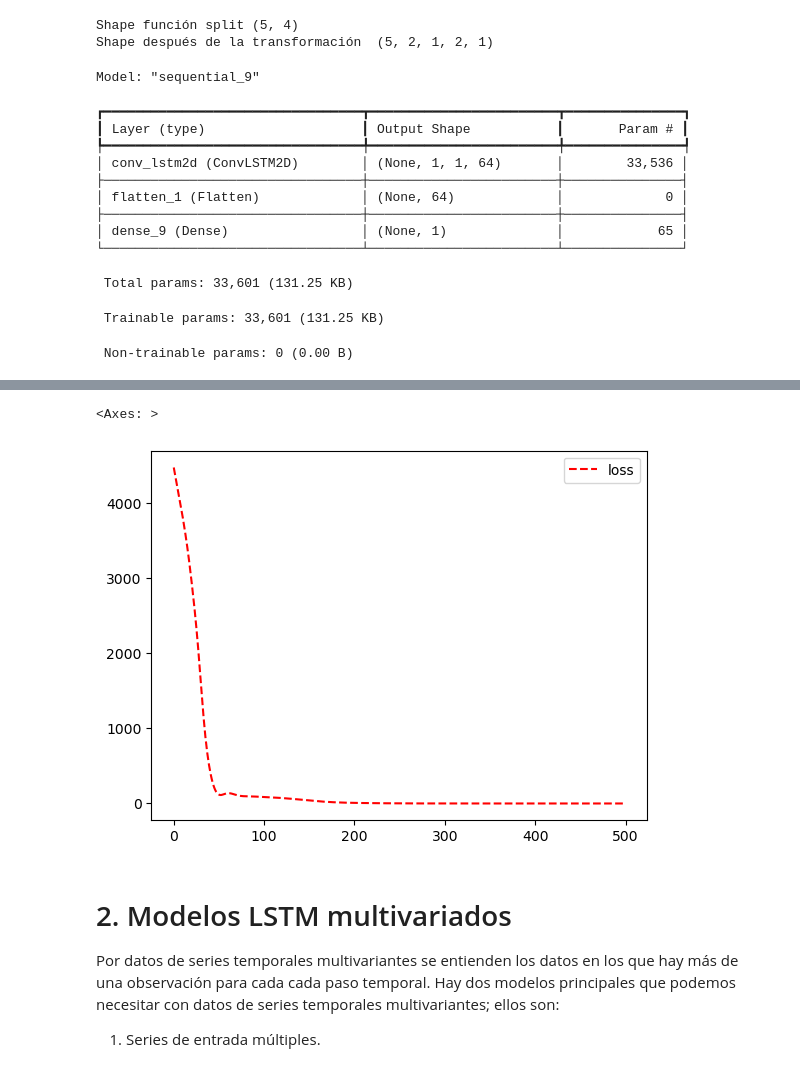
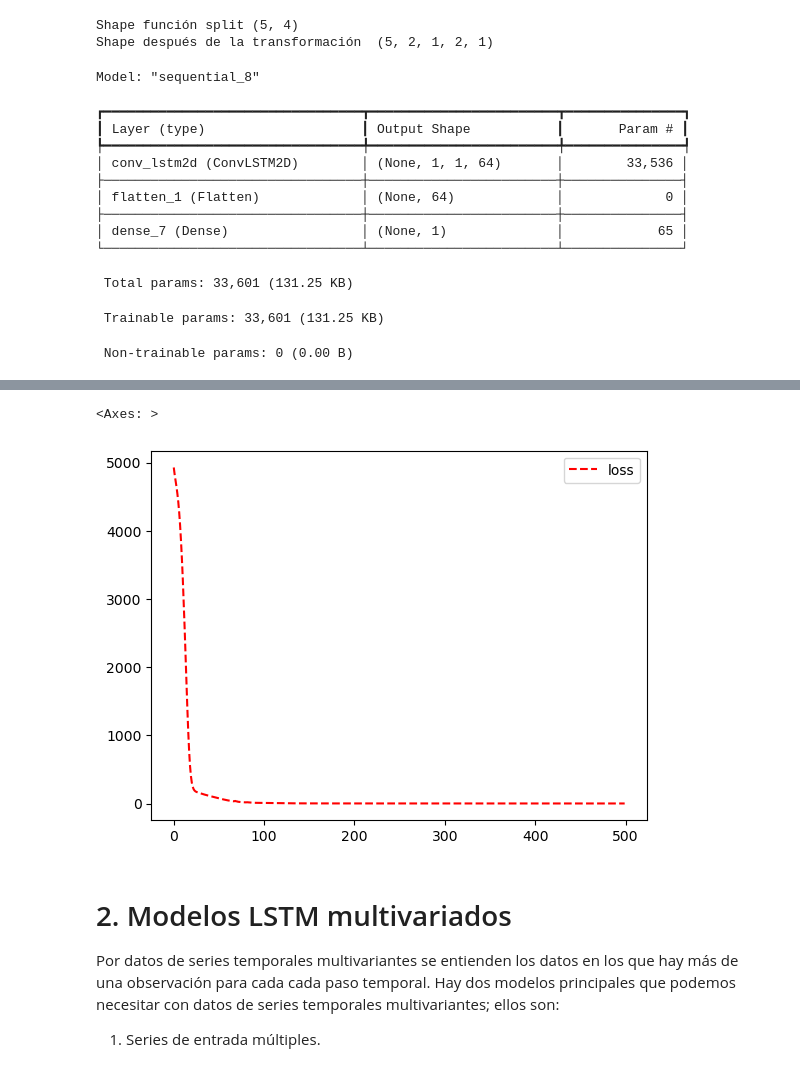
Before and after one commit to LuisFLopezA/MPST-2025-I, a Jupyter notebook: TEMA-2/Clase15_RNN.ipynb, the cells around one changed output, grey strips where cells are left out. Cells and saved outputs as stored; diff of their text form; code cells hidden in the pictures.

```diff
--- a/TEMA-2/Clase15_RNN.ipynb
+++ b/TEMA-2/Clase15_RNN.ipynb
@@ -482,7 +483,7 @@ model_5.add(
 )
 model_5.add(Flatten())
 model_5.add(Dense(1))
-model_5.compile(optimizer='adam', loss='mse')
+model_5.compile(optimizer='RMSprop', loss='mse')
 model_5.summary()
 
 # fit model_5
@@ -497,7 +498,7 @@ print('Predicción:', yhat)
 
 pd.DataFrame(history_5.history).plot(style='r--')
 # %% [output]
-Model: "sequential_9"
+Model: "sequential_8"
 ┏━━━━━━━━━━━━━━━━━━━━━━━━━━━━━━━━━┳━━━━━━━━━━━━━━━━━━━━━━━━┳━━━━━━━━━━━━━━━┓
 ┃ Layer (type)                    ┃ Output Shape           ┃       Param # ┃
 ┡━━━━━━━━━━━━━━━━━━━━━━━━━━━━━━━━━╇━━━━━━━━━━━━━━━━━━━━━━━━╇━━━━━━━━━━━━━━━┩
@@ -505,7 +506,7 @@ Model: "sequential_9"
 ├─────────────────────────────────┼────────────────────────┼───────────────┤
 │ flatten_1 (Flatten)             │ (None, 64)             │             0 │
 ├─────────────────────────────────┼────────────────────────┼───────────────┤
-│ dense_9 (Dense)                 │ (None, 1)              │            65 │
+│ dense_7 (Dense)                 │ (None, 1)              │            65 │
 └─────────────────────────────────┴────────────────────────┴───────────────┘
  Total params: 33,601 (131.25 KB)
  Trainable params: 33,601 (131.25 KB)
@@ -514,5 +516,5 @@ Predicción: [[100.70759]]
 <Axes: >
-[figure, old version]
+[figure, new version]
 # %% [markdown]
 # 2. Modelos LSTM multivariados
 
```
Also changed, not shown: parts of 17 cells of this notebook, 2 other files.
